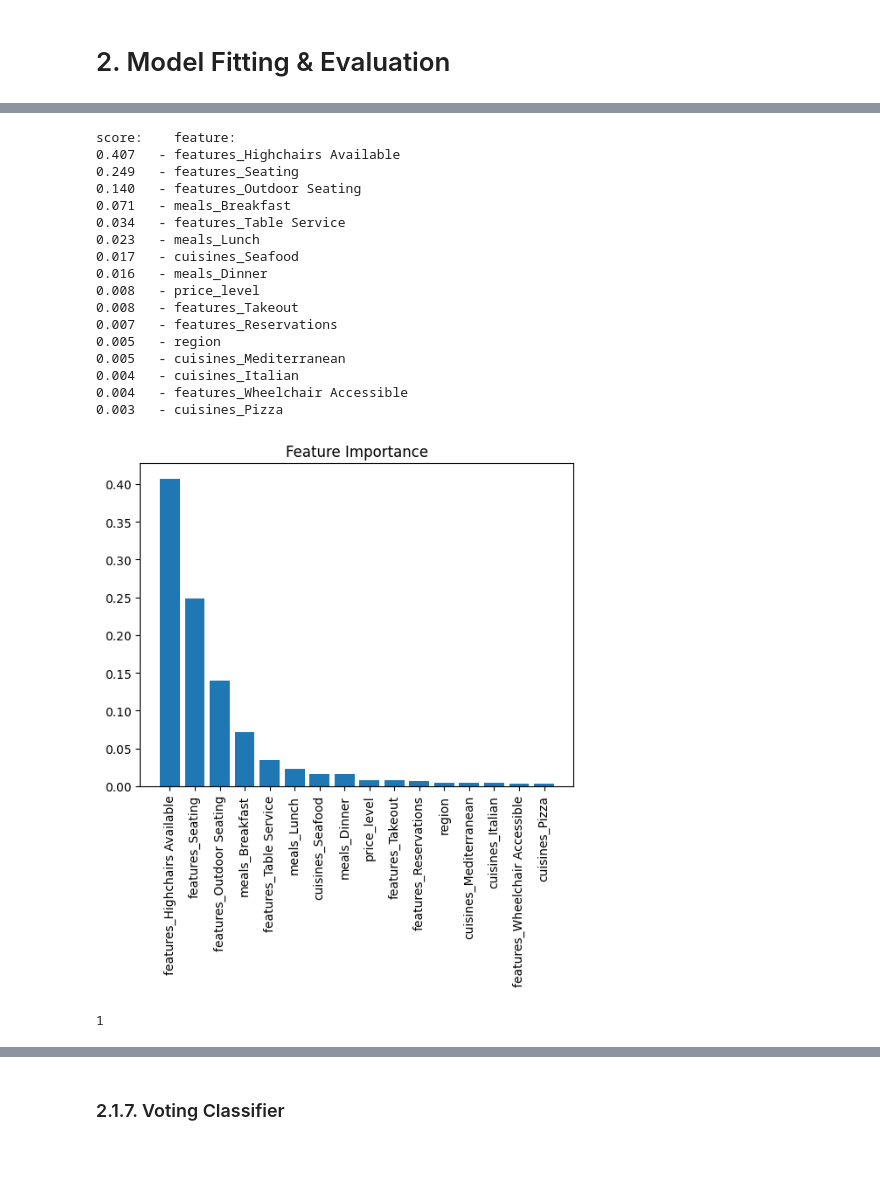
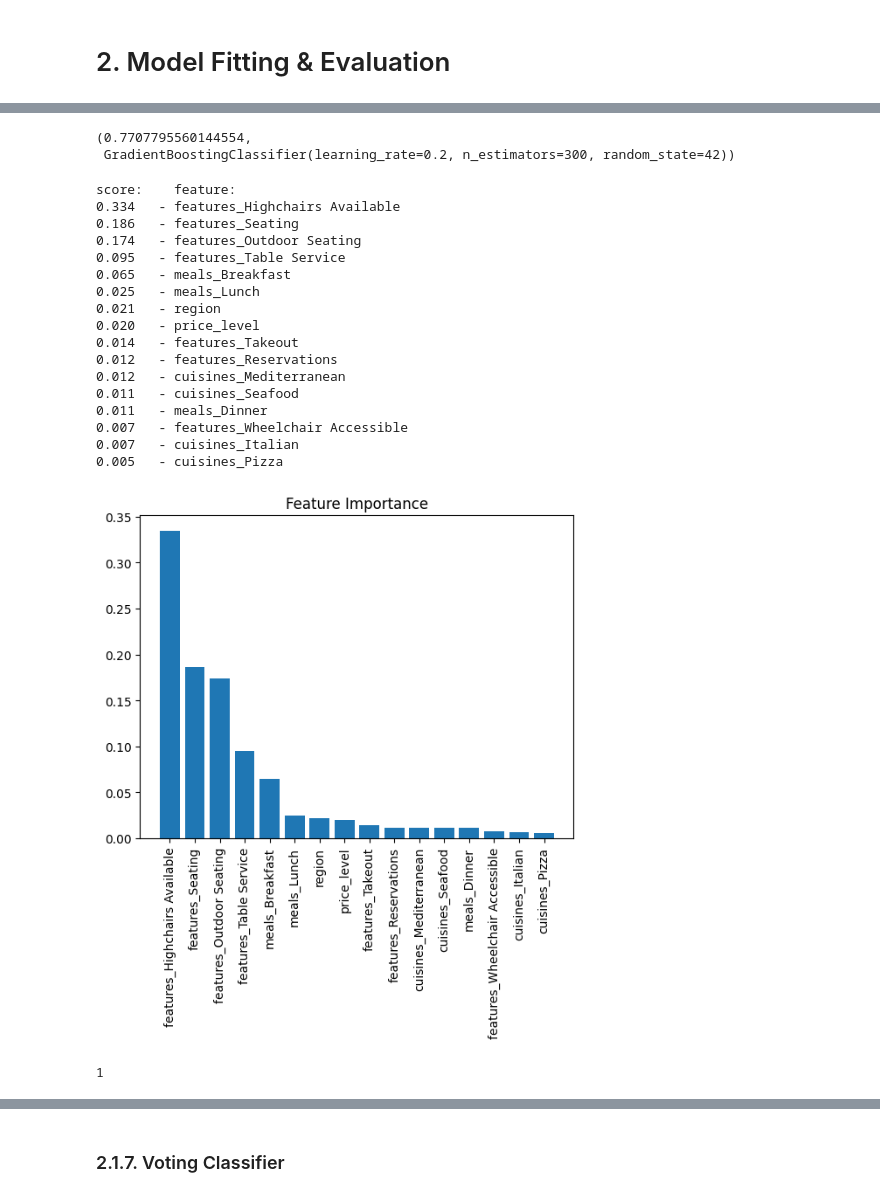
Before and after one commit to am-tropin/restaurant-europe, a Jupyter notebook: restaurant_classification.ipynb, the cells around one changed output, grey strips where cells are left out. Cells and saved outputs as stored; diff of their text form; code cells hidden in the pictures; blank space fills up the shorter version.

Commit message:
rewrote with big function of all models

```diff
--- a/restaurant_classification.ipynb
+++ b/restaurant_classification.ipynb
@@ -840,7 +956,7 @@ def clf_model_implementation(model, grid, X_train, y_train, X_test, y_test):
 #     print()
     print("Time using clf_model_implementation(): {} sec".format(time.time() - start_time))
 
-    return mod
+    return mod, accuracy_score(y_test, y_pred_mod)
 # %%
 # columns - predicted
 # rows - actual
@@ -882,3 +1019,14 @@ def show_feature_importances(model, col_names): # list(X_train) !!!!!!!
+# %%
+def find_the_best_model(full_clf_dict):
+
+    max_score = 0
+    best_model = 0
+    for k, v in full_clf_dict.items():
+        if v['accuracy_score'] > max_score:
+            max_score = v['accuracy_score']
+            best_model = v['model']
+
+    return max_score, best_model
 # %% [markdown]
 <a id="italian_serves_alcohol"></a>
 
@@ -886,5 +1033,0 @@ def show_feature_importances(model, col_names): # list(X_train) !!!!!!!
-# %%
-X_train, X_test, y_train, y_test, X_columns = splitting_country_dataset(
-    italian_df2, #.drop(['special_diets_Gluten Free Options', 'special_diets_Vegan Options'],axis=1),
-    'features_Serves Alcohol'
-)
@@ -1084,0 +1099,18 @@ Time using clf_model_implementation(): 2.5930302143096924 sec
+# %%
+# PIVOT DICTIONARY OF CLASSIFICATION MODELS
+clf_models_dict = {
+#     simple models
+    'logreg': {'status': True, 'model': LogisticRegression, 'grid': logreg_grid},
+    'svm': {'status': True, 'model': LinearSVC, 'grid': svm_grid},
+    'nb': {'status': True, 'model': GaussianNB, 'grid': {}},
+    'knn': {'status': True, 'model': KNeighborsClassifier, 'grid': knn_grid},
+    'tree': {'status': True, 'model': DecisionTreeClassifier, 'grid': tree_grid},
+#     ensemble models (not based on other models)
+    'forest': {'status': True, 'model': RandomForestClassifier, 'grid': forest_grid},
+    'gb': {'status': True, 'model': GradientBoostingClassifier, 'grid': gb_grid},
+    'xgb': {'status': True, 'model': XGBClassifier, 'grid': xgb_grid}
+}
+
+italian_clf_dict = run_classification_models(italian_df2, 'features_Serves Alcohol', [], clf_models_dict)
+# drop_columns = ['special_diets_Gluten Free Options', 'special_diets_Vegan Options']
+italian_clf_dict
@@ -1085,22 +1214,27 @@ Time using clf_model_implementation(): 2.5930302143096924 sec
+# %%
+find_the_best_model(italian_clf_dict)
+# %% [output]
+(0.7707795560144554,
+ GradientBoostingClassifier(learning_rate=0.2, n_estimators=300, random_state=42))
 # %%
-show_feature_importances(tree, X_columns)
+show_feature_importances(find_the_best_model(italian_clf_dict)[1], X_columns)
 # %% [output]
 score:    feature:
-0.407   - features_Highchairs Available
-0.249   - features_Seating
-0.140   - features_Outdoor Seating
-0.071   - meals_Breakfast
-0.034   - features_Table Service
-0.023   - meals_Lunch
-0.017   - cuisines_Seafood
-0.016   - meals_Dinner
-0.008   - price_level
-0.008   - features_Takeout
-0.007   - features_Reservations
-0.005   - region
-0.005   - cuisines_Mediterranean
-0.004   - cuisines_Italian
-0.004   - features_Wheelchair Accessible
-0.003   - cuisines_Pizza
+0.334   - features_Highchairs Available
+0.186   - features_Seating
+0.174   - features_Outdoor Seating
+0.095   - features_Table Service
+0.065   - meals_Breakfast
+0.025   - meals_Lunch
+0.021   - region
+0.020   - price_level
+0.014   - features_Takeout
+0.012   - features_Reservations
+0.012   - cuisines_Mediterranean
+0.011   - cuisines_Seafood
+0.011   - meals_Dinner
+0.007   - features_Wheelchair Accessible
+0.007   - cuisines_Italian
+0.005   - cuisines_Pizza
-[figure, old version]
+[figure, new version]
 1
```
Also changed, not shown: parts of 58 cells of this notebook.
